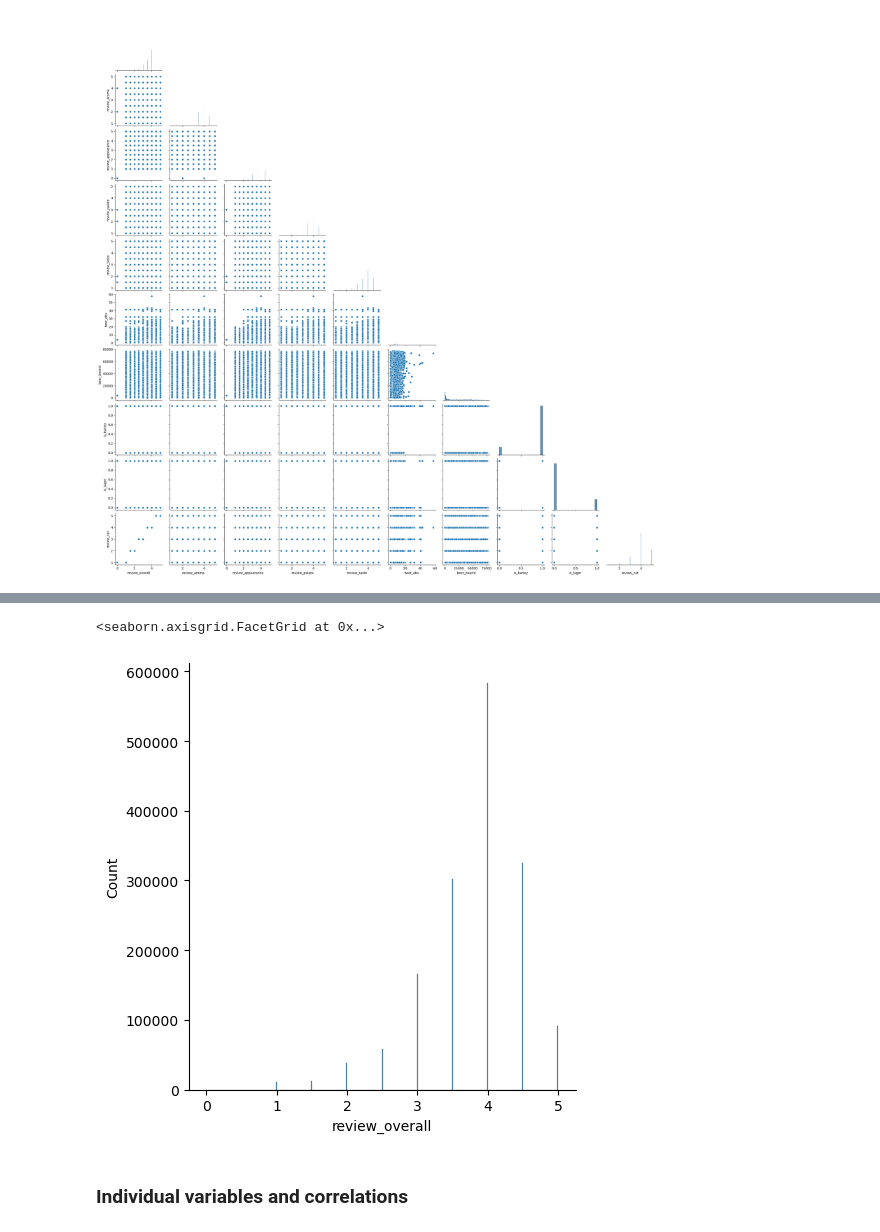
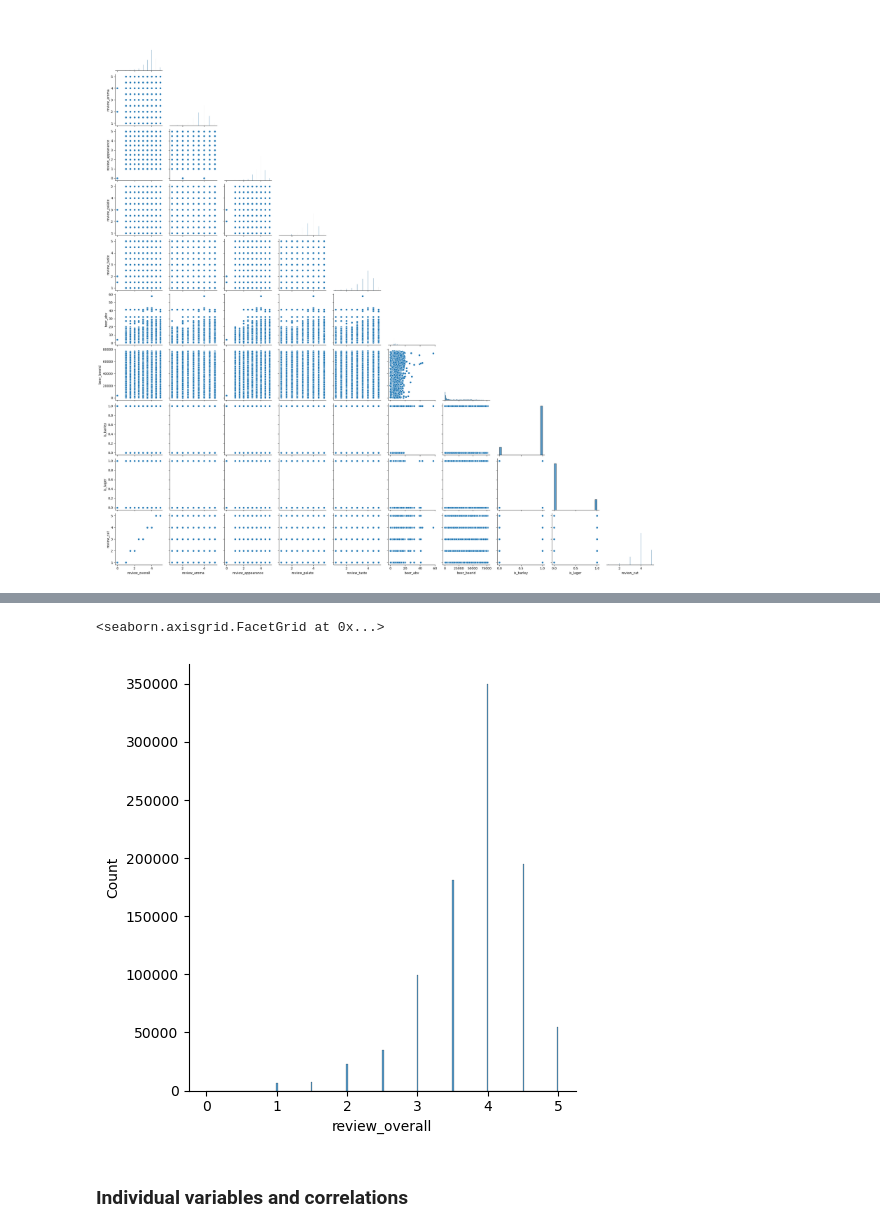
Before and after one commit to DerekBixby/beer_project, a Jupyter notebook: test.ipynb, the cells around one changed output, grey strips where cells are left out. Cells and saved outputs as stored; diff of their text form; code cells hidden in the pictures.

```diff
--- a/test.ipynb
+++ b/test.ipynb
@@ -472,10 +477,10 @@ df.review_overall.hist(grid=False)
 # %%
 # not normally distributed, values are skewed left
 # %%
-sns.displot(df.review_overall)
+sns.displot(train.review_overall)
 # %% [output]
 <seaborn.axisgrid.FacetGrid at 0x...>
-[figure, old version]
+[figure, new version]
 # %% [markdown]
 ### Individual variables and correlations
 # %%
```
Also changed, not shown: parts of 6 cells of this notebook, 1 other file.
